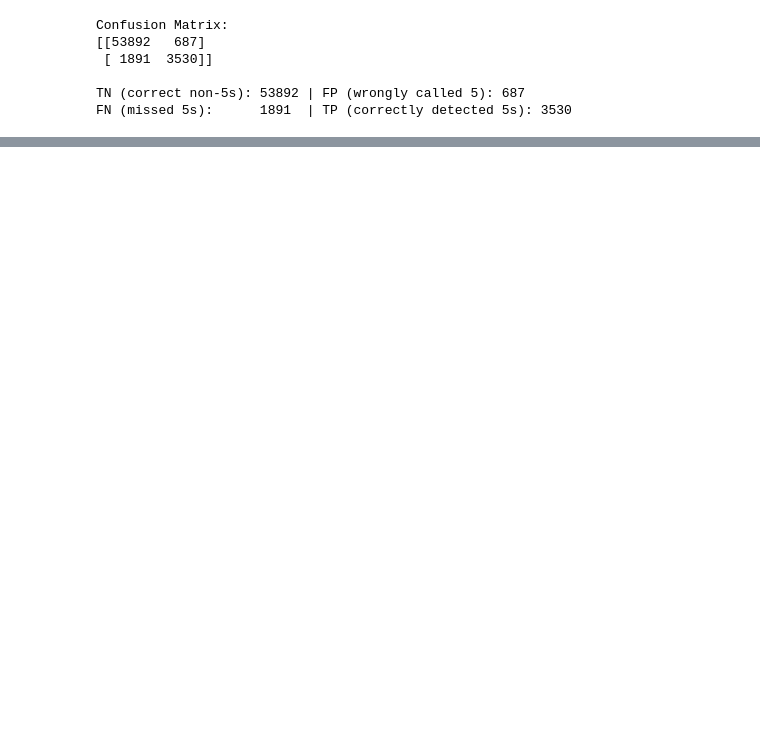
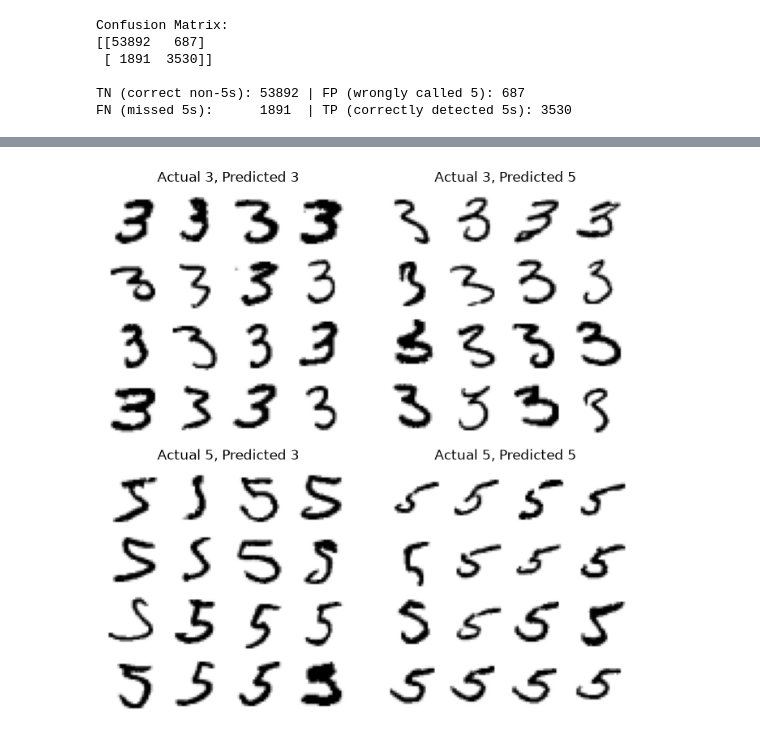
Before and after one commit to Hamshary99/mohamed-ai-learning, a Jupyter notebook: week1/day2/notebooks/Ch3_practice.ipynb, the cells around one changed output, grey strips where cells are left out. Saved outputs shown, nothing was run; the diff lists cells and outputs as text; code cells hidden in the pictures; blank space fills up the shorter version.

```diff
--- a/week1/day2/notebooks/Ch3_practice.ipynb
+++ b/week1/day2/notebooks/Ch3_practice.ipynb
@@ -499,0 +372,36 @@ plt.show()
+# %%
+# Helper function to plot digits in a grid
+def plot_digits(instances, images_per_row=5, **options):
+    size = 28
+    images_per_row = min(len(instances), images_per_row)
+    images = [instance.reshape(size, size) for instance in instances]
+    n_rows = (len(instances) - 1) // images_per_row + 1
+    row_images = []
+    n_empty = n_rows * images_per_row - len(instances)
+    images.append(np.zeros((size, size * n_empty)))
+    for row in range(n_rows):
+        rimages = images[row * images_per_row : (row + 1) * images_per_row]
+        row_images.append(np.concatenate(rimages, axis=1))
+    image = np.concatenate(row_images, axis=0)
+    plt.imshow(image, cmap=plt.cm.binary, **options)
+    plt.axis("off")
+
+# Compare correctly classified vs. misclassified 3s and 5s
+cl_a, cl_b = 3, 5
+y_sub = y_train[:15000]
+X_sub = X_train[:15000]
+
+X_aa = X_sub[(y_sub == cl_a) & (y_train_pred_multi == cl_a)]
+X_ab = X_sub[(y_sub == cl_a) & (y_train_pred_multi == cl_b)]
+X_ba = X_sub[(y_sub == cl_b) & (y_train_pred_multi == cl_a)]
+X_bb = X_sub[(y_sub == cl_b) & (y_train_pred_multi == cl_b)]
+
+plt.figure(figsize=(7, 7))
+plt.subplot(221); plot_digits(X_aa[:16], images_per_row=4); plt.title(f"Actual {cl_a}, Predicted {cl_a}")
+plt.subplot(222); plot_digits(X_ab[:16], images_per_row=4); plt.title(f"Actual {cl_a}, Predicted {cl_b}")
+plt.subplot(223); plot_digits(X_ba[:16], images_per_row=4); plt.title(f"Actual {cl_b}, Predicted {cl_a}")
+plt.subplot(224); plot_digits(X_bb[:16], images_per_row=4); plt.title(f"Actual {cl_b}, Predicted {cl_b}")
+plt.tight_layout()
+plt.show()
+# %% [output]
+[figure, added]
```
Also changed, not shown: parts of 55 cells of this notebook, 1 other file.
